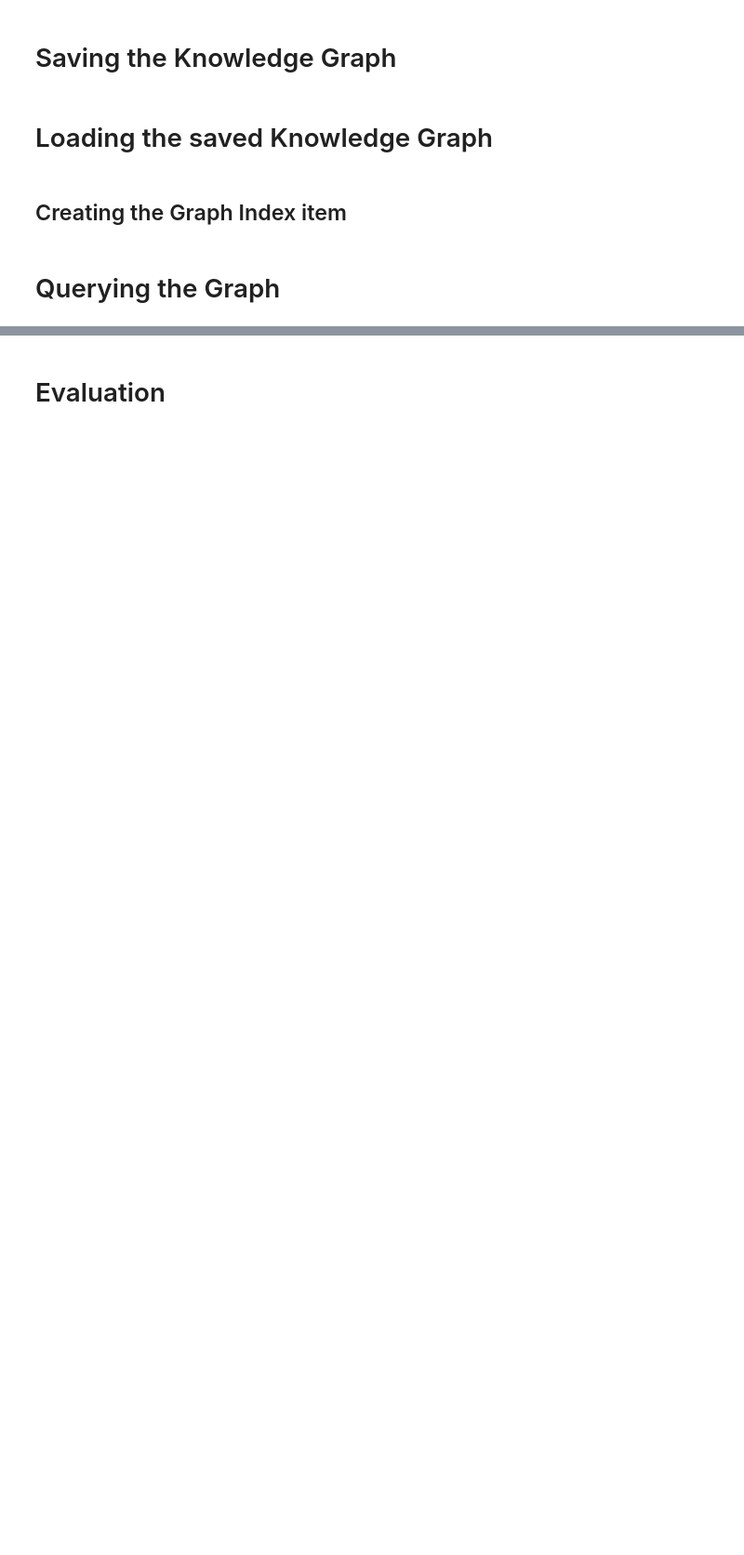
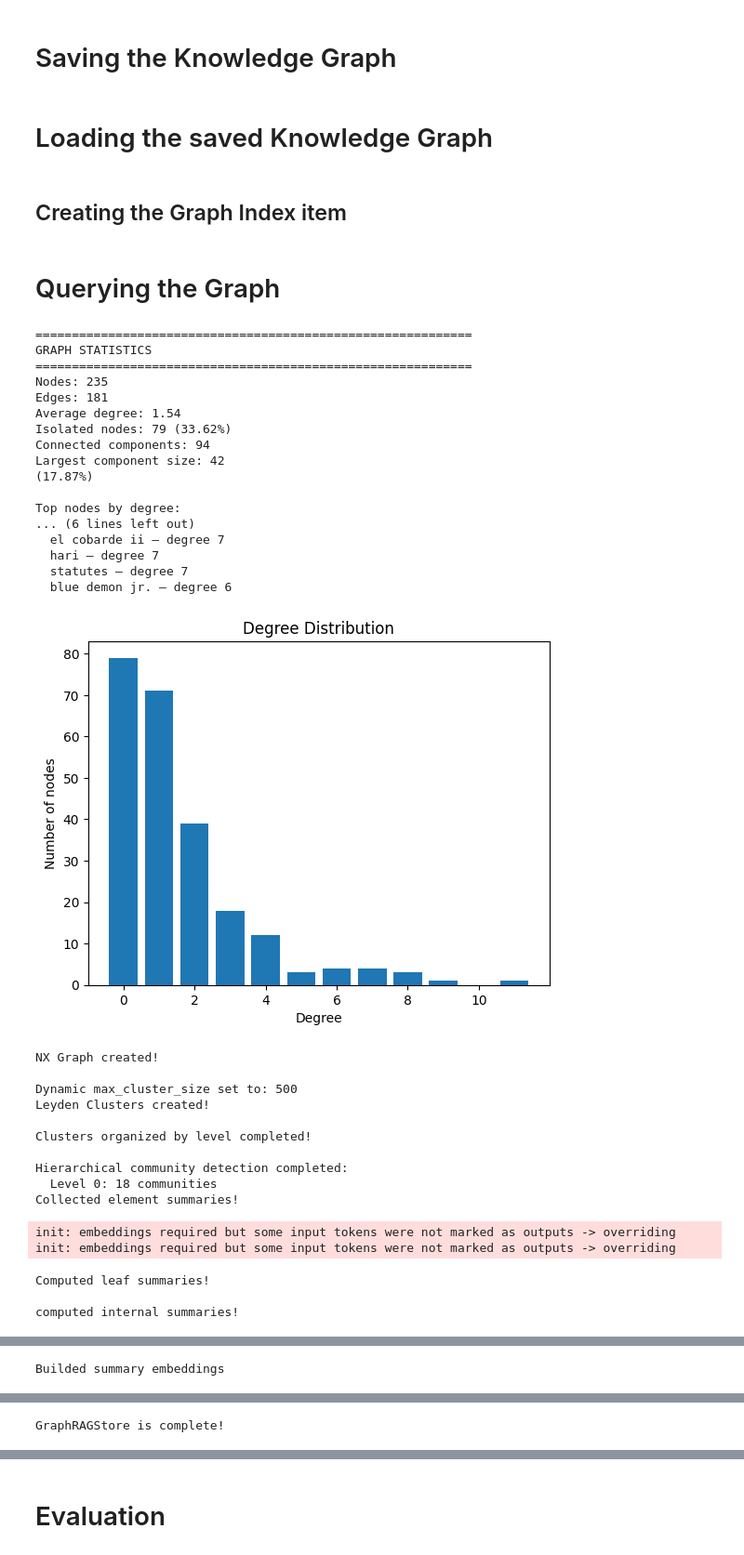
Before and after one commit to KleanthisVasileiadis/SmallGraphRAG, a Jupyter notebook: notebooks/graphrag-tutorial.ipynb, the cells around one changed output, grey strips where cells are left out. Shown at 93% size. Cells and saved outputs as stored; diff of their text form; code cells hidden in the pictures; blank space fills up the shorter version.

```diff
--- a/notebooks/graphrag-tutorial.ipynb
+++ b/notebooks/graphrag-tutorial.ipynb
@@ -131,5 +91,0 @@ print(unique_edges)
-# %%
-from pipeline.clustering.cluster_entities import EntityClusterer
-
-entity_clusterer = EntityClusterer(llm)
-final_entities = entity_clusterer.cluster(unique_entities)
@@ -145,5 +91,0 @@ final_entities = entity_clusterer.cluster(unique_entities)
-# %%
-from pipeline.clustering.cluster_relations import RelationClusterer
-
-relation_clusterer = RelationClusterer(unique_edges, llm)
-final_edges = relation_clusterer.cluster()
@@ -228,33 +116,17 @@ import json
 from llama_index.core import PropertyGraphIndex
 from pipeline.graph.graph_store import GraphRAGStore
 
-with open("saved_graph_15_hard.json") as f:
+with open("saved_graph.json") as f:
     graph_data = json.load(f)
 
 store = GraphRAGStore(llm=llm, embedder=embedder)
 
 for node_data in graph_data["entities"]:
-    node = EntityNode(
-        name=node_data["name"],
-        label=node_data["label"],
-        properties=node_data["properties"]
-    )
+    node = EntityNode(name=node_data["name"],label=node_data["label"],properties=node_data["properties"])
     store.graph.add_node(node)
 
 for rel_data in graph_data["relations"]:
-    rel = Relation(
-        label=rel_data["label"],
-        source_id=rel_data["source_id"],
-        target_id=rel_data["target_id"],
-        properties=rel_data["properties"]
-    )
+    rel = Relation(label=rel_data["label"],source_id=rel_data["source_id"],target_id=rel_data["target_id"],properties=rel_data["properties"])
     store.graph.add_relation(rel)
-
-index = PropertyGraphIndex(
-    nodes=[],
-    property_graph_store=store,
-    show_progress=True,
-    llm=llm
-)
 # %% [markdown]
 ## Creating the Graph Index item
@@ -279,2 +133,4 @@ index = PropertyGraphIndex(
+# %%
+index = PropertyGraphIndex(nodes=[],property_graph_store=store,show_progress=True,llm=llm)
 # %% [markdown]
 # Querying the Graph
@@ -403,10 +137,40 @@ def final_synthesis(llm, query, community_answer, community_summary, graph_answe
 # %%
 from pipeline.query.query_engine import GraphRAGQueryEngine
-from pipeline.RAG.rag_retrieval import RAGRetriever, rag_answer_query
 from pipeline.query.graph_search import GraphSearch
 
-query_engine = GraphRAGQueryEngine(graph_store=index.property_graph_store, llm=llm, embedder=embedder,chunk_token_limit=1, final_context_token_limit=15000,
-                                   shuffle_seed=42)
-# rag_retriever = RAGRetriever(chunks)
-
+query_engine = GraphRAGQueryEngine(graph_store=index.property_graph_store, llm=llm, embedder=embedder, final_context_token_limit=15000)
 graph_search = GraphSearch(graph_store=index.property_graph_store, llm=llm, embedder=embedder)
+# %% [output]
+============================================================
+GRAPH STATISTICS
+============================================================
+Nodes: 235
+Edges: 181
+Average degree: 1.54
+Isolated nodes: 79 (33.62%)
+Connected components: 94
+Largest component size: 42
+(17.87%)
+
+Top nodes by degree:
+... (6 lines left out)
+  el cobarde ii — degree 7
+  hari — degree 7
+  statutes — degree 7
+  blue demon jr. — degree 6
+[figure, added]
+NX Graph created!
+
+Dynamic max_cluster_size set to: 500
+Leyden Clusters created!
+
+Clusters organized by level completed!
+
+Hierarchical community detection completed:
+  Level 0: 18 communities
+Collected element summaries!
+init: embeddings required but some input tokens were not marked as outputs -> overriding
+init: embeddings required but some input tokens were not marked as outputs -> overriding
+Computed leaf summaries!
+
+computed internal summaries!
@@ -412,0 +194 @@ graph_search = GraphSearch(graph_store=index.property_graph_store, llm=llm, embe
+Builded summary embeddings
@@ -412,0 +212 @@ graph_search = GraphSearch(graph_store=index.property_graph_store, llm=llm, embe
+GraphRAGStore is complete!
```
Also changed, not shown: parts of 35 cells of this notebook, 15 other files.
